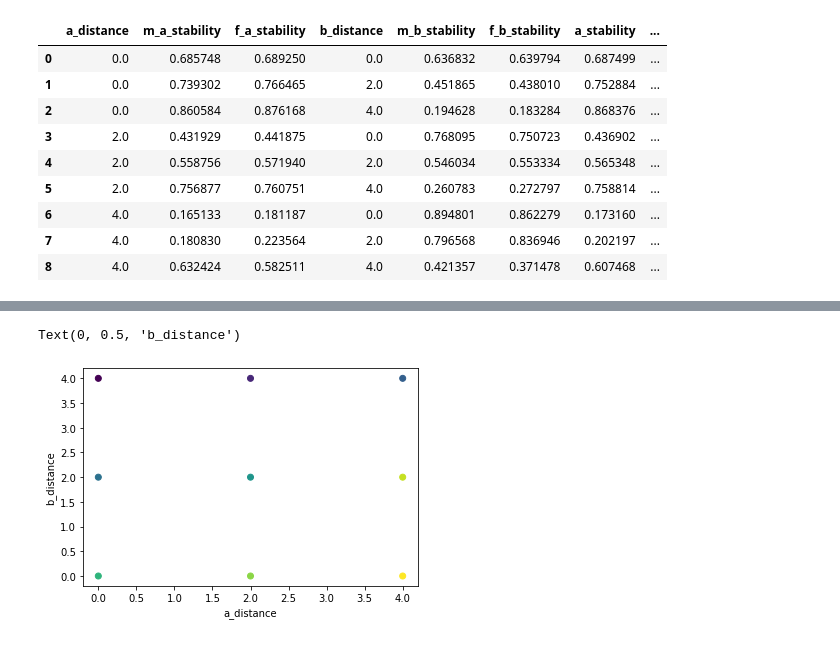
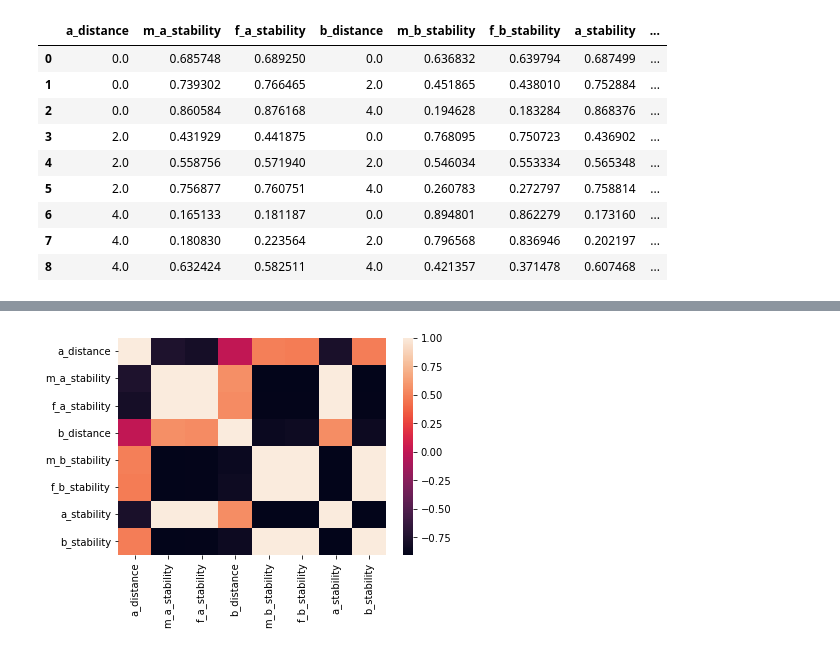
Before and after one commit to lurosenb/Swap_Auditor, a Jupyter notebook: more_stability_tests.ipynb, the cells around one changed output, grey strips where cells are left out. Saved outputs shown, nothing was run; the diff lists cells and outputs as text; code cells hidden in the pictures.

Commit message:
Add correlation heatmap

```diff
--- a/more_stability_tests.ipynb
+++ b/more_stability_tests.ipynb
@@ -250,7 +249,5 @@ Text(0, 0.5, 'b_distance')
-# %%
-plt.scatter(a_distance, b_distance, c=b_stability)
-plt.xlabel('a_distance')
-plt.ylabel('b_distance') # yellow = high, purple = low
-# %% [output]
-Text(0, 0.5, 'b_distance')
-[figure, removed]
+# %%
+dataplot=sns.heatmap(results_df.corr())
+plt.show()
+# %% [output]
+[figure, added]
```
Also changed, not shown: parts of 2 cells of this notebook.
